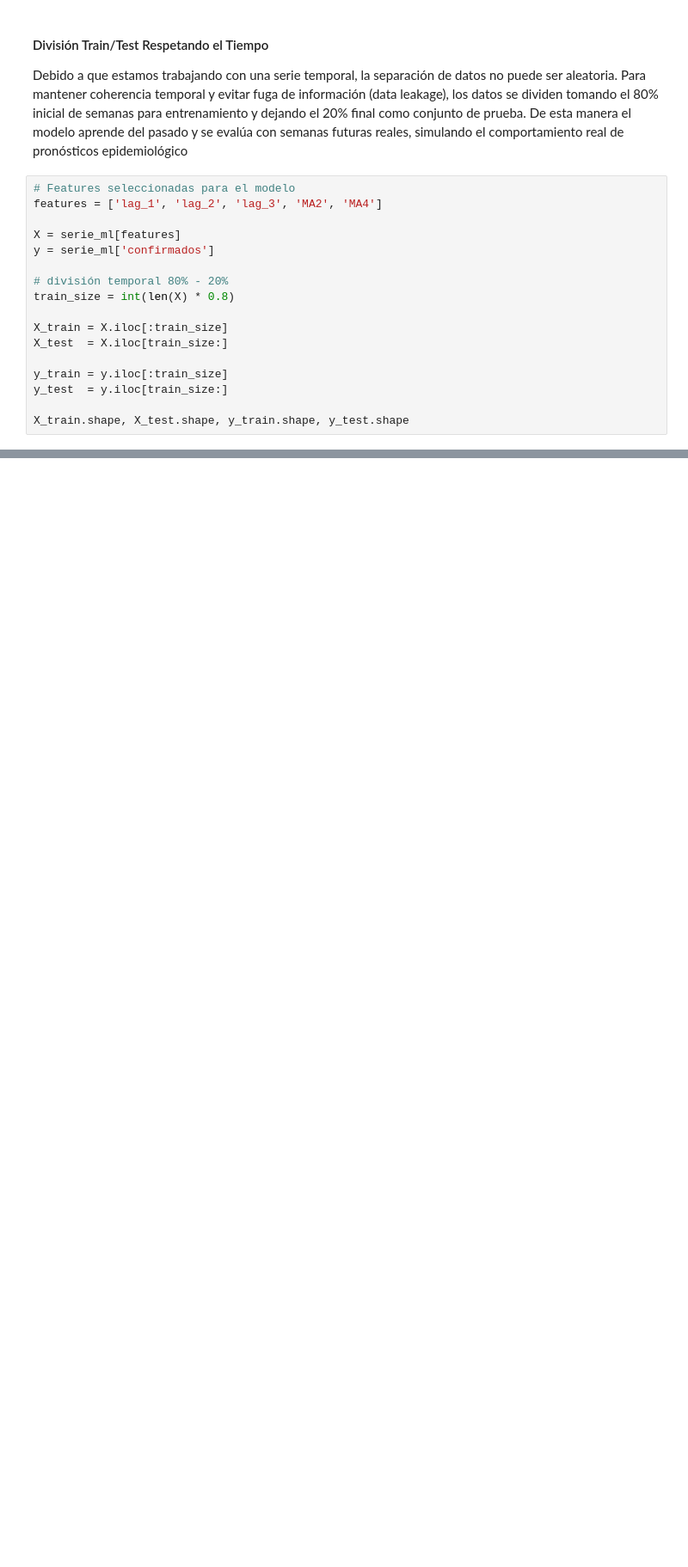
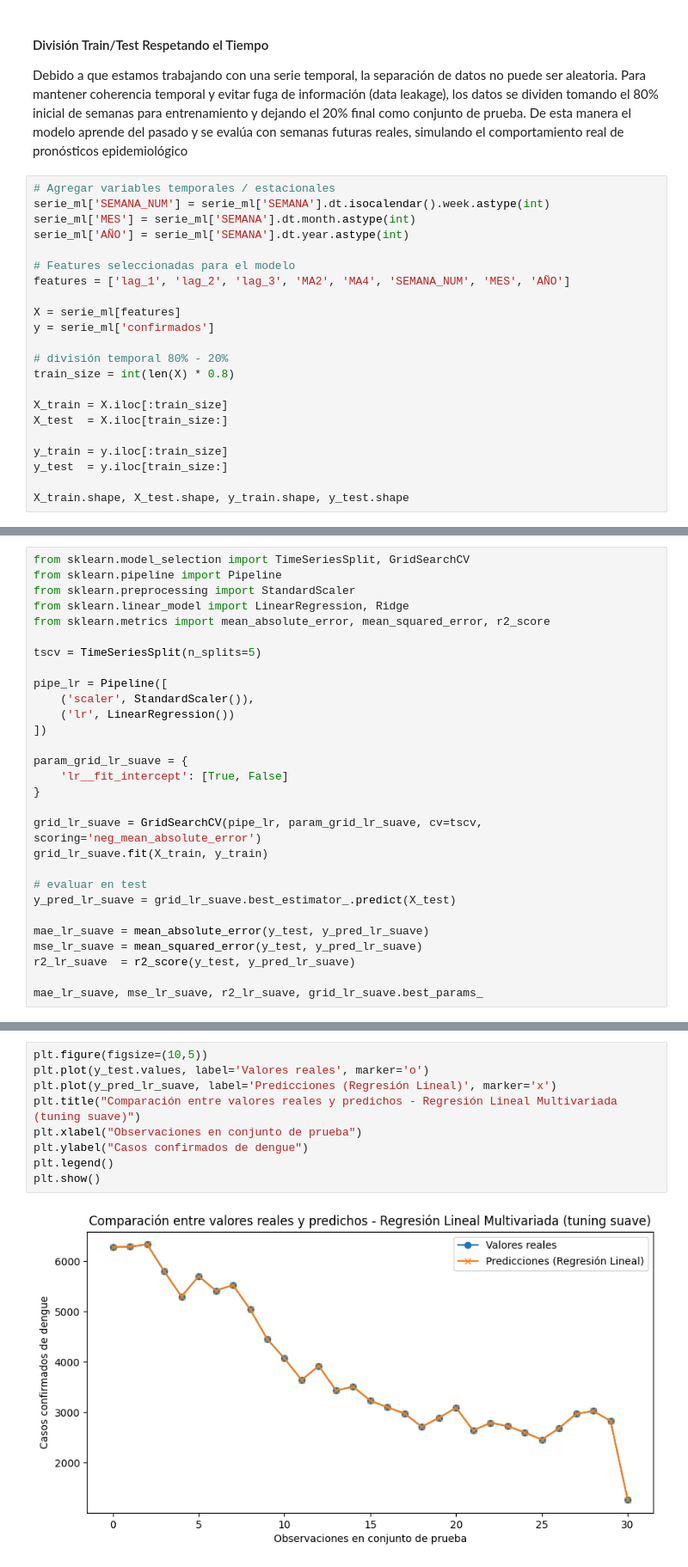
Before and after one commit to jefersonfloz/Trabajo-final-IA, a Jupyter notebook: Proyectofinal.ipynb, the cells around one changed output, grey strips where cells are left out. Shown at 86% size. Saved outputs shown, nothing was run; the diff lists cells and outputs as text; blank space fills up the shorter version.

Commit message:
Modelo 1 - Regresion Multivariada

```diff
--- a/Proyectofinal.ipynb
+++ b/Proyectofinal.ipynb
@@ -356,8 +356,13 @@ serie_ml.head()
 
 Debido a que estamos trabajando con una serie temporal, la separación de datos no puede ser aleatoria. Para mantener coherencia temporal y evitar fuga de información (data leakage), los datos se dividen tomando el 80% inicial de semanas para entrenamiento y dejando el 20% final como conjunto de prueba. De esta manera el modelo aprende del pasado y se evalúa con semanas futuras reales, simulando el comportamiento real de pronósticos epidemiológico
 # %%
+# Agregar variables temporales / estacionales
+serie_ml['SEMANA_NUM'] = serie_ml['SEMANA'].dt.isocalendar().week.astype(int)
+serie_ml['MES'] = serie_ml['SEMANA'].dt.month.astype(int)
+serie_ml['AÑO'] = serie_ml['SEMANA'].dt.year.astype(int)
+
 # Features seleccionadas para el modelo
-features = ['lag_1', 'lag_2', 'lag_3', 'MA2', 'MA4']
+features = ['lag_1', 'lag_2', 'lag_3', 'MA2', 'MA4', 'SEMANA_NUM', 'MES', 'AÑO']
 
 X = serie_ml[features]
 y = serie_ml['confirmados']
@@ -376,0 +483,29 @@ X_train.shape, X_test.shape, y_train.shape, y_test.shape
+# %%
+from sklearn.model_selection import TimeSeriesSplit, GridSearchCV
+from sklearn.pipeline import Pipeline
+from sklearn.preprocessing import StandardScaler
+from sklearn.linear_model import LinearRegression, Ridge
+from sklearn.metrics import mean_absolute_error, mean_squared_error, r2_score
+
+tscv = TimeSeriesSplit(n_splits=5)
+
+pipe_lr = Pipeline([
+    ('scaler', StandardScaler()),
+    ('lr', LinearRegression())
+])
+
+param_grid_lr_suave = {
+    'lr__fit_intercept': [True, False]
+}
+
+grid_lr_suave = GridSearchCV(pipe_lr, param_grid_lr_suave, cv=tscv, scoring='neg_mean_absolute_error')
+grid_lr_suave.fit(X_train, y_train)
+
+# evaluar en test
+y_pred_lr_suave = grid_lr_suave.best_estimator_.predict(X_test)
+
+mae_lr_suave = mean_absolute_error(y_test, y_pred_lr_suave)
+mse_lr_suave = mean_squared_error(y_test, y_pred_lr_suave)
+r2_lr_suave  = r2_score(y_test, y_pred_lr_suave)
+
+mae_lr_suave, mse_lr_suave, r2_lr_suave, grid_lr_suave.best_params_
@@ -376,0 +527,11 @@ X_train.shape, X_test.shape, y_train.shape, y_test.shape
+# %%
+plt.figure(figsize=(10,5))
+plt.plot(y_test.values, label='Valores reales', marker='o')
+plt.plot(y_pred_lr_suave, label='Predicciones (Regresión Lineal)', marker='x')
+plt.title("Comparación entre valores reales y predichos - Regresión Lineal Multivariada (tuning suave)")
+plt.xlabel("Observaciones en conjunto de prueba")
+plt.ylabel("Casos confirmados de dengue")
+plt.legend()
+plt.show()
+# %% [output]
+[figure, added]
```
Also changed, not shown: parts of 21 cells of this notebook.
